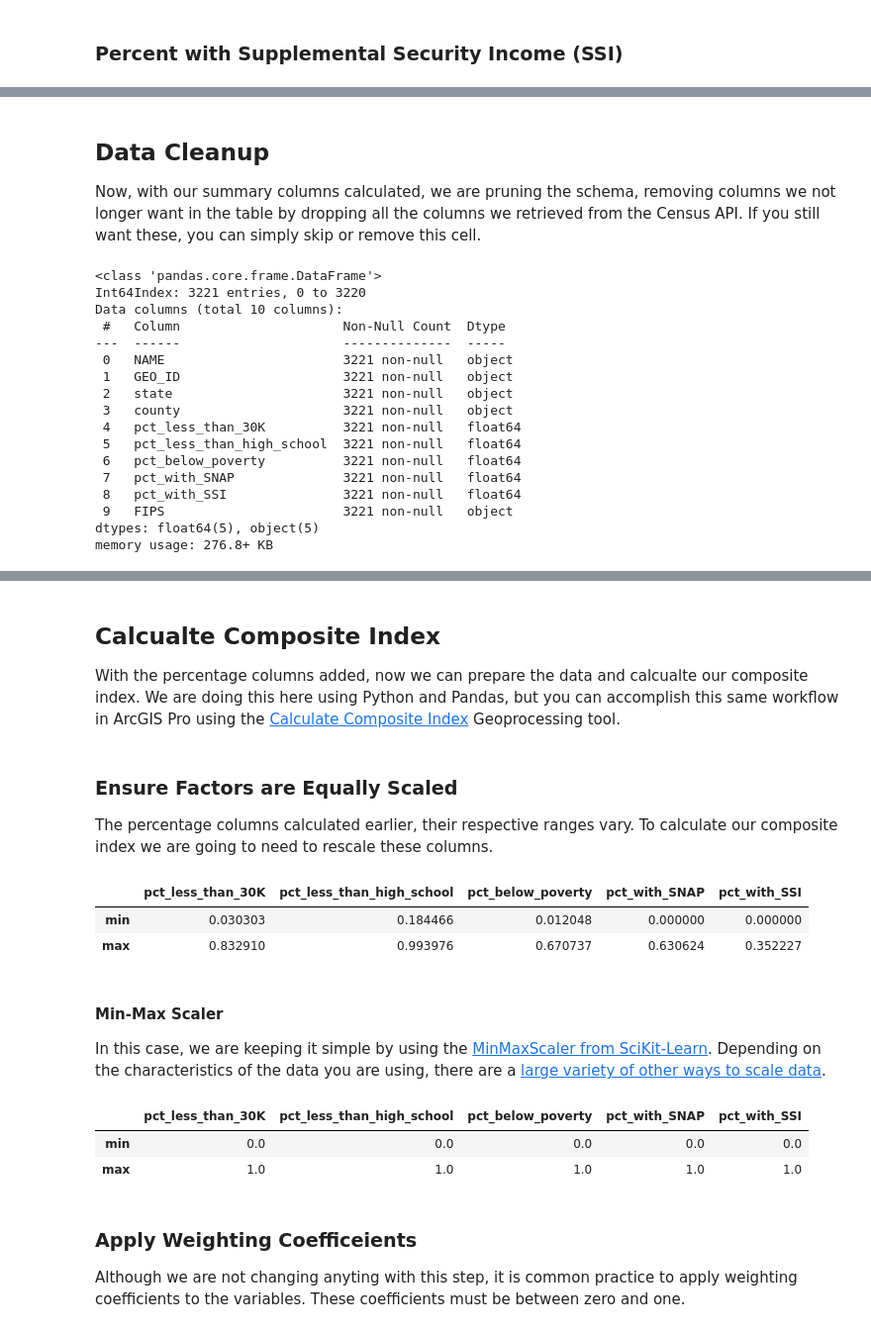
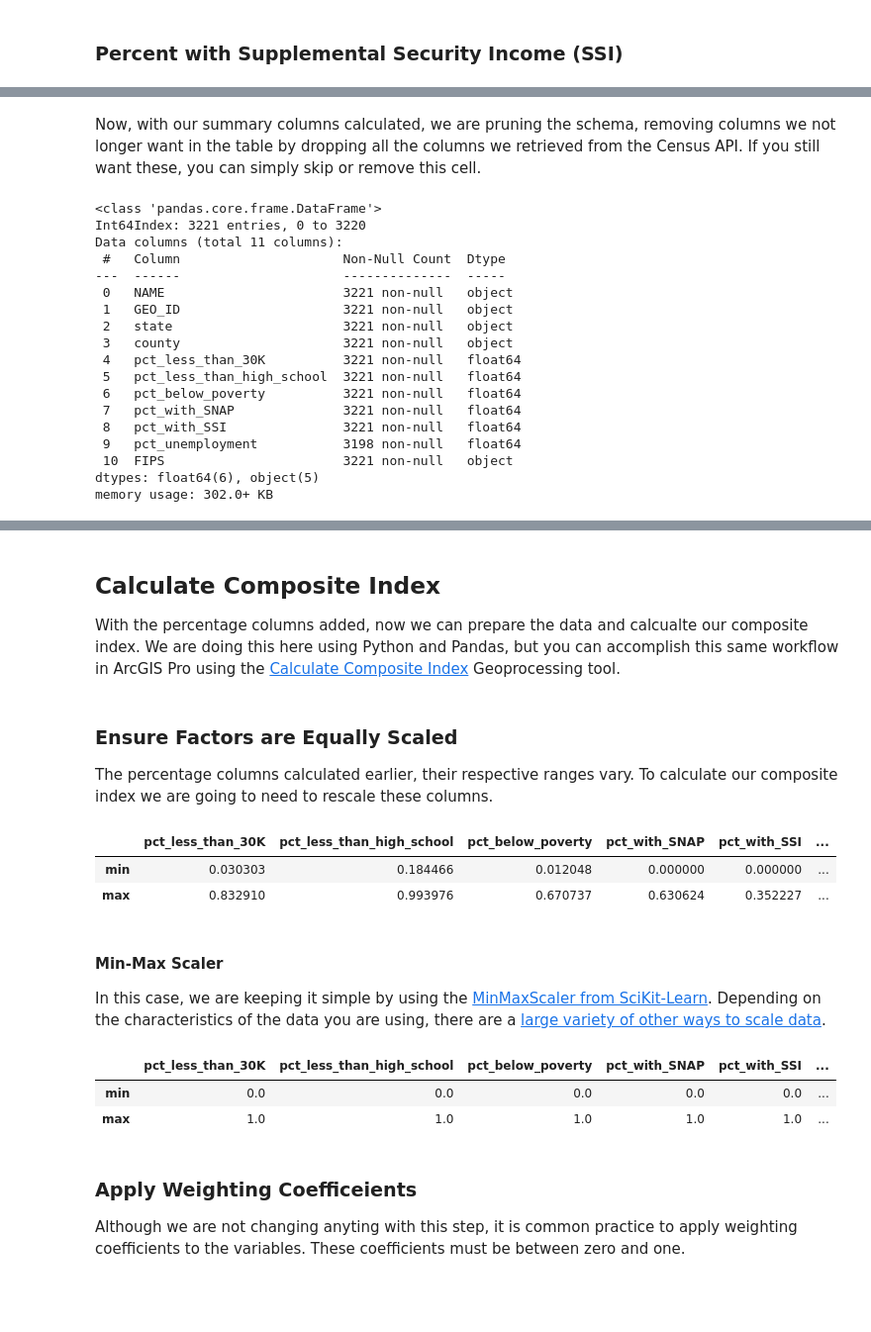
Before and after one commit to knu2xs/arcgis-economic-distress-index, a Jupyter notebook: notebooks/create-economic-distress-index-layer.ipynb, the cells around one changed output, grey strips where cells are left out. Shown at 99% size. Drawn from its saved outputs; the diff is of its cells as text; code cells hidden in the pictures; blank space fills up the shorter version.

Commit message:
add unemployment to index

```diff
--- a/notebooks/create-economic-distress-index-layer.ipynb
+++ b/notebooks/create-economic-distress-index-layer.ipynb
@@ -351,0 +410,8 @@ df.head()
+# %%
+df = add_percent_column(
+    percent_column_name='pct_unemployment',
+    numerator_variables=['B23025_002E'],
+    denominator_variable='B23025_005E'
+)
+
+df.head()
@@ -352,6 +434,9 @@ df.head()
+# %%
+pct_cols = ['pct_less_than_30K', 'pct_less_than_high_school', 'pct_below_poverty', 'pct_with_SNAP', 'pct_with_SSI', 'pct_unemployment']
+
+for pct_col in pct_cols:
+    df.loc[np.isinf(df[pct_col]), pct_col] = None
 # %% [markdown]
-## Data Cleanup
-
 Now, with our summary columns calculated, we are pruning the schema, removing columns we not longer want in the table by dropping all the columns we retrieved from the Census API. If you still want these, you can simply skip or remove this cell.
 # %%
 df = df.drop(columns=req_vars)
@@ -361,7 +446,7 @@ df.info()
 # %% [output]
 <class 'pandas.core.frame.DataFrame'>
 Int64Index: 3221 entries, 0 to 3220
-Data columns (total 10 columns):
+Data columns (total 11 columns):
  #   Column                     Non-Null Count  Dtype
 ---  ------                     --------------  -----
  0   NAME                       3221 non-null   object
@@ -373,9 +458,10 @@ Data columns (total 10 columns):
  6   pct_below_poverty          3221 non-null   float64
  7   pct_with_SNAP              3221 non-null   float64
  8   pct_with_SSI               3221 non-null   float64
- 9   FIPS                       3221 non-null   object
-dtypes: float64(5), object(5)
-memory usage: 276.8+ KB
+ 9   pct_unemployment           3198 non-null   float64
+ 10  FIPS                       3221 non-null   object
+dtypes: float64(6), object(5)
+memory usage: 302.0+ KB
 # %%
 df.head()
 # %% [output]
@@ -386,7 +472,7 @@ df.head()
 | 3 | Bibb County, Alabama | 0500000US01007 | 01 | 007 | 0.305520 | 0.805381 | 0.169429 | ... |
 | 4 | Blount County, Alabama | 0500000US01009 | 01 | 009 | 0.275023 | 0.836481 | 0.132366 | ... |
 # %% [markdown]
-## Calcualte Composite Index
+## Calculate Composite Index
 
 With the percentage columns added, now we can prepare the data and calcualte our composite index. We are doing this here using Python and Pandas, but you can accomplish this same workflow in ArcGIS Pro using the [Calculate Composite Index](https://pro.arcgis.com/en/pro-app/latest/tool-reference/spatial-statistics/calculate-composite-index.htm) Geoprocessing tool.
 # %% [markdown]
@@ -396,33 +482,33 @@ The percentage columns calculated earlier, their respective ranges vary. To calc
 # %%
 df.describe().loc[['min', 'max']]
 # %% [output]
-|  | pct_less_than_30K | pct_less_than_high_school | pct_below_poverty | pct_with_SNAP | pct_with_SSI |
-| min | 0.030303 | 0.184466 | 0.012048 | 0.000000 | 0.000000 |
-| max | 0.832910 | 0.993976 | 0.670737 | 0.630624 | 0.352227 |
+|  | pct_less_than_30K | pct_less_than_high_school | pct_below_poverty | pct_with_SNAP | pct_with_SSI | ... |
+| min | 0.030303 | 0.184466 | 0.012048 | 0.000000 | 0.000000 | ... |
+| max | 0.832910 | 0.993976 | 0.670737 | 0.630624 | 0.352227 | ... |
 # %% [markdown]
 #### Min-Max Scaler
 
 In this case, we are keeping it simple by using the [MinMaxScaler from SciKit-Learn](https://scikit-learn.org/stable/modules/generated/sklearn.preprocessing.MinMaxScaler.html#sklearn.preprocessing.MinMaxScaler). Depending on the characteristics of the data you are using, there are a [large variety of other ways to scale data](https://scikit-learn.org/stable/modules/preprocessing.html#scaling-features-to-a-range).
 # %%
 # identify the quantitative columns to scale, and also those to add back on once done with rescaling
-quant_cols = ['pct_less_than_30K', 'pct_less_than_high_school', 'pct_below_poverty', 'pct_with_SNAP', 'pct_with_SSI']
+quant_cols = ['pct_less_than_30K', 'pct_less_than_high_school', 'pct_below_poverty', 'pct_with_SNAP', 'pct_with_SSI', 'pct_unemployment']
 qual_cols = [c for c in df.columns if c not in quant_cols]
 
 # create an instance of the min-max scaler
 min_max_trs = MinMaxScaler(feature_range=(0, 1))
 
 # transform the data - since it returns a numpy array, convert back into data frame
 df_scaled = pd.DataFrame(min_max_trs.fit_transform(df[quant_cols]), columns=quant_cols)
 
 # combine the non-scalar columns back onto the data frame again
 df_scaled = pd.merge(df[qual_cols], df_scaled, left_index=True, right_index=True)
 
 # report minimum and maximums for comparison
 df_scaled.describe().loc[['min', 'max']]
 # %% [output]
-|  | pct_less_than_30K | pct_less_than_high_school | pct_below_poverty | pct_with_SNAP | pct_with_SSI |
-| min | 0.0 | 0.0 | 0.0 | 0.0 | 0.0 |
-| max | 1.0 | 1.0 | 1.0 | 1.0 | 1.0 |
+|  | pct_less_than_30K | pct_less_than_high_school | pct_below_poverty | pct_with_SNAP | pct_with_SSI | ... |
+| min | 0.0 | 0.0 | 0.0 | 0.0 | 0.0 | ... |
+| max | 1.0 | 1.0 | 1.0 | 1.0 | 1.0 | ... |
 # %% [markdown]
 ### Apply Weighting Coefficeients
 
```
Also changed, not shown: parts of 12 cells of this notebook, 2 other files.
